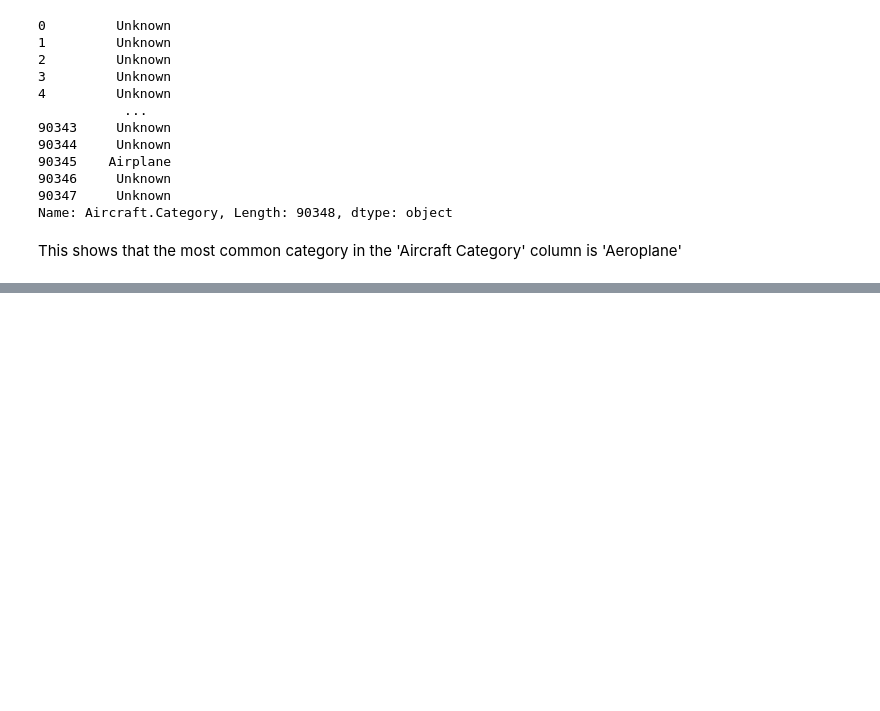
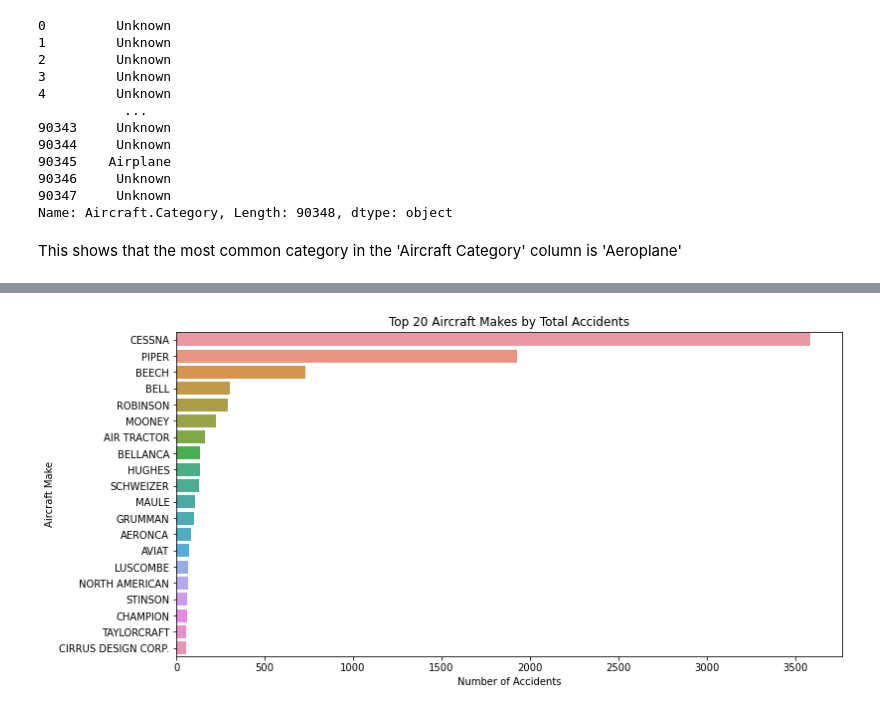
Before and after one commit to HellenDianaNjeri/dsc-phase-1-project-v3, a Jupyter notebook: student.ipynb, the cells around one changed output, grey strips where cells are left out. Cells and saved outputs as stored; diff of their text form; code cells hidden in the pictures; blank space fills up the shorter version.

```diff
--- a/student.ipynb
+++ b/student.ipynb
@@ -499,0 +480,22 @@ plt.show()
+# %%
+# Calculate the average number of fatalities for each aircraft make.
+# Check for necessary columns
+Aviation_df_cleaned[['Make', 'Total.Fatal.Injuries']].isnull().sum()
+
+#standardize the make column
+Aviation_df_cleaned['Make'] = Aviation_df_cleaned['Make'].str.upper()
+Aviation_df_cleaned["Make"] = Aviation_df_cleaned["Make"].str.strip()
+Aviation_df_cleaned["Make"] = Aviation_df_cleaned["Make"].replace({"Cessna": "CESSNA","Boeing":"BOEING",
+"Piper":"PIPER","Beech":"BEECH","Bell":"BELL"})
+
+
+top_makes = Aviation_df_cleaned['Make'].value_counts().head(20)
+
+plt.figure(figsize=(12, 6))
+sns.barplot(x=top_makes.values, y=top_makes.index,)
+plt.title("Top 20 Aircraft Makes by Total Accidents")
+plt.xlabel("Number of Accidents")
+plt.ylabel("Aircraft Make")
+plt.show()
+# %% [output]
+[figure, added]
```
Also changed, not shown: parts of 19 cells of this notebook.
